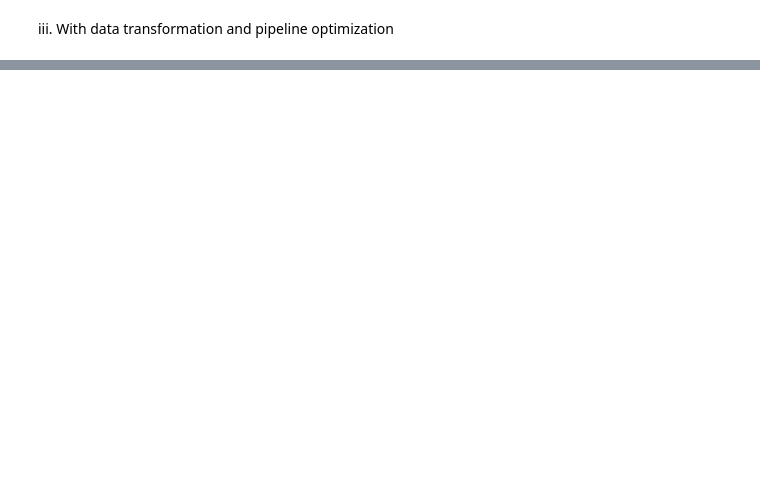
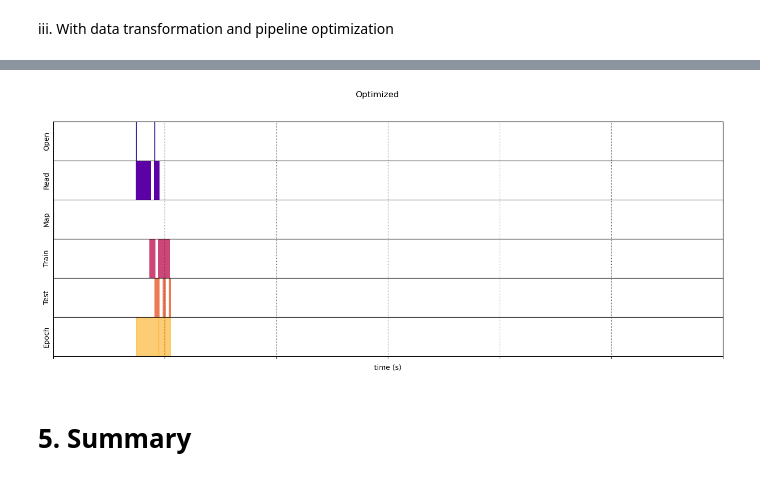
Before and after one commit to s95209/Deep_learning, a Jupyter notebook: lecture11/homework/Lab11_111062697.ipynb, the cells around one changed output, grey strips where cells are left out. Drawn from its saved outputs; the diff is of its cells as text; code cells hidden in the pictures; blank space fills up the shorter version.

```diff
--- a/lecture11/homework/Lab11_111062697.ipynb
+++ b/lecture11/homework/Lab11_111062697.ipynb
@@ -428,3 +447,41 @@ def map_fun_test(steps, times, values, image, label):
+# %%
+# training data
+@tf.function
+def map_fun(steps, times, values, image, label):
+    map_enter = time.perf_counter()
+
+    # random flip (left or right)
+    distorted_image = tf.image.random_flip_left_right(image)
+    # random brightness
+    distorted_image = tf.image.random_brightness(distorted_image, max_delta=63)
+    # random contrast
+    distorted_image = tf.image.random_contrast(distorted_image, lower=0.2, upper=1.8)
+    # standardization
+    distorted_image = tf.image.per_image_standardization(distorted_image)
+
+    map_elapsed = time.perf_counter() - map_enter
+
+    return tf.concat((steps, tf.tile([[["Map"]]], [BATCH_SIZE, 1, 1])), axis=1),\
+        tf.concat((times, tf.tile([[[map_enter, map_elapsed]]], [BATCH_SIZE, 1, 1])), axis=1),\
+        tf.concat((values, tf.tile([[values[:][-1][0]]], [BATCH_SIZE, 1, 1])), axis=1),\
+        distorted_image,\
+        label
+
+# testing data
+@tf.function
+def map_fun_test(steps, times, values, image, label):
+    map_enter = time.perf_counter()
+
+    # standardization
+    distorted_image = tf.image.per_image_standardization(image)
+
+    map_elapsed = time.perf_counter() - map_enter
+
+    return tf.concat((steps, tf.tile([[["Map"]]], [BATCH_SIZE, 1, 1])), axis=1),\
+        tf.concat((times, tf.tile([[[map_enter, map_elapsed]]], [BATCH_SIZE, 1, 1])), axis=1),\
+        tf.concat((values, tf.tile([[values[:][-1][0]]], [BATCH_SIZE, 1, 1])), axis=1),\
+        distorted_image,\
+        label
 # %%
 ## TODO: build `dataset_train_augmentation` and `dataset_test_augmentation` with transformation
 ## Remember to define your own map functions with map_decorator before calling map
@@ -460,7 +530,7 @@ dataset_train_optimized = tf.data.Dataset.range(1)\
                                          .prefetch(tf.data.AUTOTUNE)
 
 dataset_test_optimized = tf.data.Dataset.range(1)\
-                                        .interleave(dataset_generator_fun_val, num_parallel_calls=tf.data.AUTOTUNE)\
+                                        .interleave(dataset_generator_fun_test, num_parallel_calls=tf.data.AUTOTUNE)\
                                         .batch(BATCH_SIZE, drop_remainder=True)\
                                         .map(map_fun_test, num_parallel_calls=tf.data.AUTOTUNE)\
                                         .cache()\
@@ -468,5 +538,4 @@ dataset_test_optimized = tf.data.Dataset.range(1)\
 # %%
 # load the same initialization of weights and re-train with optimized input pipeline
 wild_model.load_weights('wild_model.h5')
-timeline_Optimized = timelined_benchmark(
-    dataset_train_optimized, dataset_test_optimized)
+timeline_Optimized = timelined_benchmark(dataset_train_optimized, dataset_test_optimized, EPOCHS=3)
@@ -473,2 +554,6 @@ timeline_Optimized = timelined_benchmark(
 # %%
-draw_timeline(timeline_Optimized, "Optimized", 500)
+draw_timeline(timeline=timeline_Optimized, title="Optimized", min_width=3000)
+# %% [output]
+[figure, added]
+# %% [markdown]
+# 5. Summary
```
Also changed, not shown: parts of 21 cells of this notebook, 3 other files.
